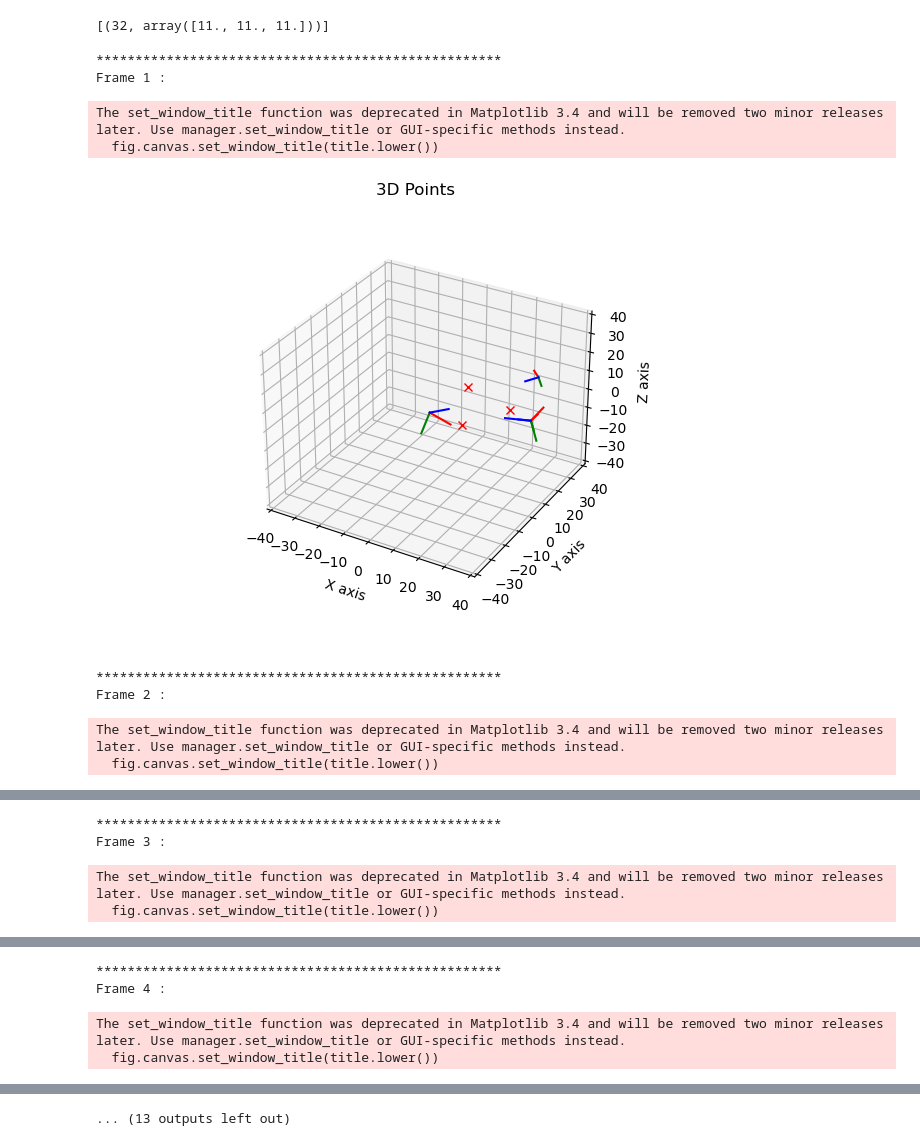
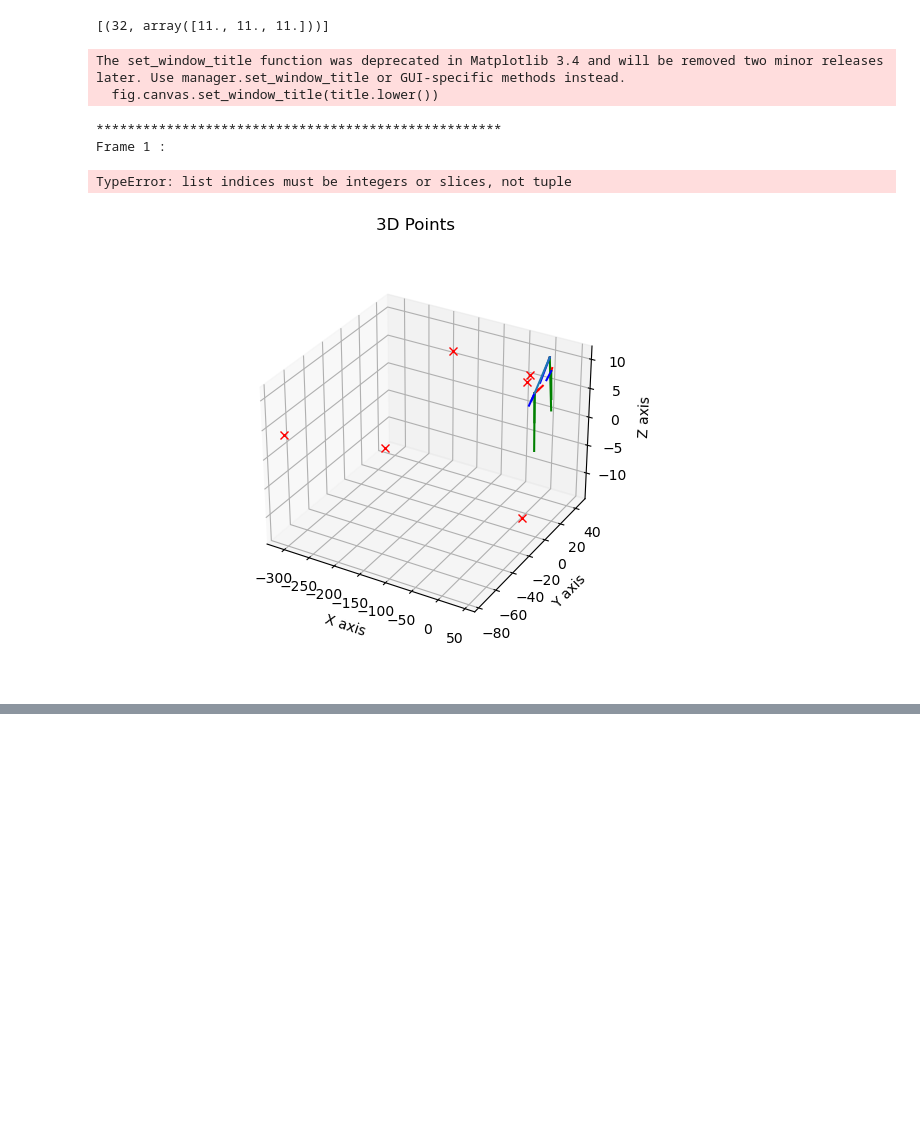
Before and after one commit to gaoxiangluke/PersonalStudyProject, a Jupyter notebook: test.ipynb, the cells around one changed output, grey strips where cells are left out. Saved outputs shown, nothing was run; the diff lists cells and outputs as text; code cells hidden in the pictures; blank space fills up the shorter version.

Commit message:
add plot pose

```diff
--- a/test.ipynb
+++ b/test.ipynb
@@ -19,7 +19,7 @@ import numpy as np
 from gtsam.symbol_shorthand import L, X
 from gtsam.examples import SFMdata
 import time
-import random
+import random#
 from icecream import ic
 %matplotlib widget
 from ipywidgets import *
@@ -45,12 +45,23 @@ def visual_ISAM2_plot(result, gt_poses):
 
     # Plot cameras
     i = 0
+    #2d result plo
+    result_pose = []
+    gt_pose = []
+
     while result.exists(i):
         pose_i = result.atPose3(i)
         gtsam_plot.plot_pose3(fignum, pose_i, 10)
         gtsam_plot.plot_pose3(fignum, gt_poses[i], 5)
+        result_pose.append(np.array([pose_i.x(),pose_i.y(),pose_i.z()]))
+        gt_pose.append(np.array([gt_poses[i].x(),gt_poses[i].y(),gt_poses[i].z()]))
         i += 1
 
+    result_pose = np.array(result_pose)
+    plt.plot(result_pose[:,0],result_pose[:,1],result_pose[:,2],'r')
+    gt_pose = np.array(gt_pose)
+    plt.plot(gt_pose[:,0],gt_pose[:,1],gt_pose[:,2],'b')
+    plt.show()
 
     # draw
     axes.set_xlim3d(-40, 40)
@@ -70,8 +81,8 @@ measurement_noise = gtsam.noiseModel.Isotropic.Sigma(
 
 # Create the set of ground-truth landmarks
 points = SFMdata.createPoints()
-points += [p+3 for p in points]
-points += [p+3 for p in points]
+points += [p for p in points]
+points += [p for p in points]
 points = [(i, point) for (i, point) in enumerate(points)]
 ic(points)
 # Create the set of ground-truth poses
@@ -142,7 +153,7 @@ ic| points_new: [(32, array([11., 11., 11.]))]
 
             graph.add(gtsam.GenericProjectionFactorCal3_S2(
                 measurement, measurement_noise, i, 100 + j, K))
-        if i <= 8 :
+        if i <= 8:
             for j, point in points_new:
                 camera = gtsam.PinholeCameraCal3_S2(pose, K)
                 measurement = camera.project(point) + np.random.normal(0, noise)
@@ -151,13 +162,13 @@ ic| points_new: [(32, array([11., 11., 11.]))]
                     measurement, measurement_noise, i, 105, K))
 
 
-        if i == 8:
-            covariance = np.eye(6)
-            odometry_noise = gtsam.noiseModel.Gaussian.Covariance(covariance)
-            R = np.eye(3)
-            rotation = gtsam.Rot3(R)
-            P3 = gtsam.Pose3(rotation,np.array([-0.1,-0.1,-0.1]).reshape(-1,1))
-            graph.add(gtsam.BetweenFactorPose3(0,7,P3,odometry_noise))
+        # if i == 8:
+        #     covariance = np.eye(6)
+        #     odometry_noise = gtsam.noiseModel.Gaussian.Covariance(covariance)
+        #     R = np.eye(3)
+        #     rotation = gtsam.Rot3(R)
+        #     P3 = gtsam.Pose3(rotation,np.array([-0.1,-0.1,-0.1]).reshape(-1,1))
+        #     graph.add(gtsam.BetweenFactorPose3(0,7,P3,odometry_noise))
         # Add an initial guess for the current pose
         # Intentionally initialize the variables off from the ground truth
         if i<=3:
@@ -195,39 +206,36 @@ ic| points_new: [(32, array([11., 11., 11.]))]
             start = time.time()
             isam.update(graph, initial_estimate)
             # Each call to iSAM2 update(*) performs one iteration of the iterative nonlinear solver.
             # If accuracy is desired at the expense of time, update(*) can be called additional
             # times to perform multiple optimizer iterations every step.
             isam.update()
             current_estimate = isam.calculateEstimate()
             optimize_time += time.time()-start
             print("****************************************************")
             print("Frame", i, ":")
             # for j in range(i + 1):
             #     print(X(j), ":", current_estimate.atPose3(X(j)))
 
             # for j in range(len(points)):
             #     print(L(j), ":", current_estimate.atPoint3(L(j)))
 
             # print('===================')
             # print('estimated: ', current_estimate.atPose3(X(i)))
             # print('gt: ', pose)
 
             visual_ISAM2_plot(current_estimate, poses)
 
             # Clear the factor graph and values for the next iteration
             graph.resize(0)
             initial_estimate.clear()
 
     print('optimize_time: ', optimize_time)
     # plt.ioff()
     # plt.show()
 # %% [output]
-****************************************************
-Frame 1 :
+The set_window_title function was deprecated in Matplotlib 3.4 and will be removed two minor releases later. Use manager.set_window_title or GUI-specific methods instead.
+  fig.canvas.set_window_title(title.lower())
-The set_window_title function was deprecated in Matplotlib 3.4 and will be removed two minor releases later. Use manager.set_window_title or GUI-specific methods instead.
-  fig.canvas.set_window_title(title.lower())
+****************************************************
+Frame 1 :
+TypeError: list indices must be integers or slices, not tuple
-[figure, old version]
+[figure, new version]
-****************************************************
-Frame 2 :
-The set_window_title function was deprecated in Matplotlib 3.4 and will be removed two minor releases later. Use manager.set_window_title or GUI-specific methods instead.
-  fig.canvas.set_window_title(title.lower())
@@ -235,4 +241,0 @@ The set_window_title function was deprecated in Matplotlib 3.4 and will be remov
-****************************************************
-Frame 3 :
-The set_window_title function was deprecated in Matplotlib 3.4 and will be removed two minor releases later. Use manager.set_window_title or GUI-specific methods instead.
-  fig.canvas.set_window_title(title.lower())
@@ -240,4 +241,0 @@ The set_window_title function was deprecated in Matplotlib 3.4 and will be remov
-****************************************************
-Frame 4 :
-The set_window_title function was deprecated in Matplotlib 3.4 and will be removed two minor releases later. Use manager.set_window_title or GUI-specific methods instead.
-  fig.canvas.set_window_title(title.lower())
@@ -245,4 +242,3 @@ The set_window_title function was deprecated in Matplotlib 3.4 and will be remov
-... (13 outputs left out)
 # %%
 
     # remove a amount of measument
```
Also changed, not shown: parts of 4 cells of this notebook.
